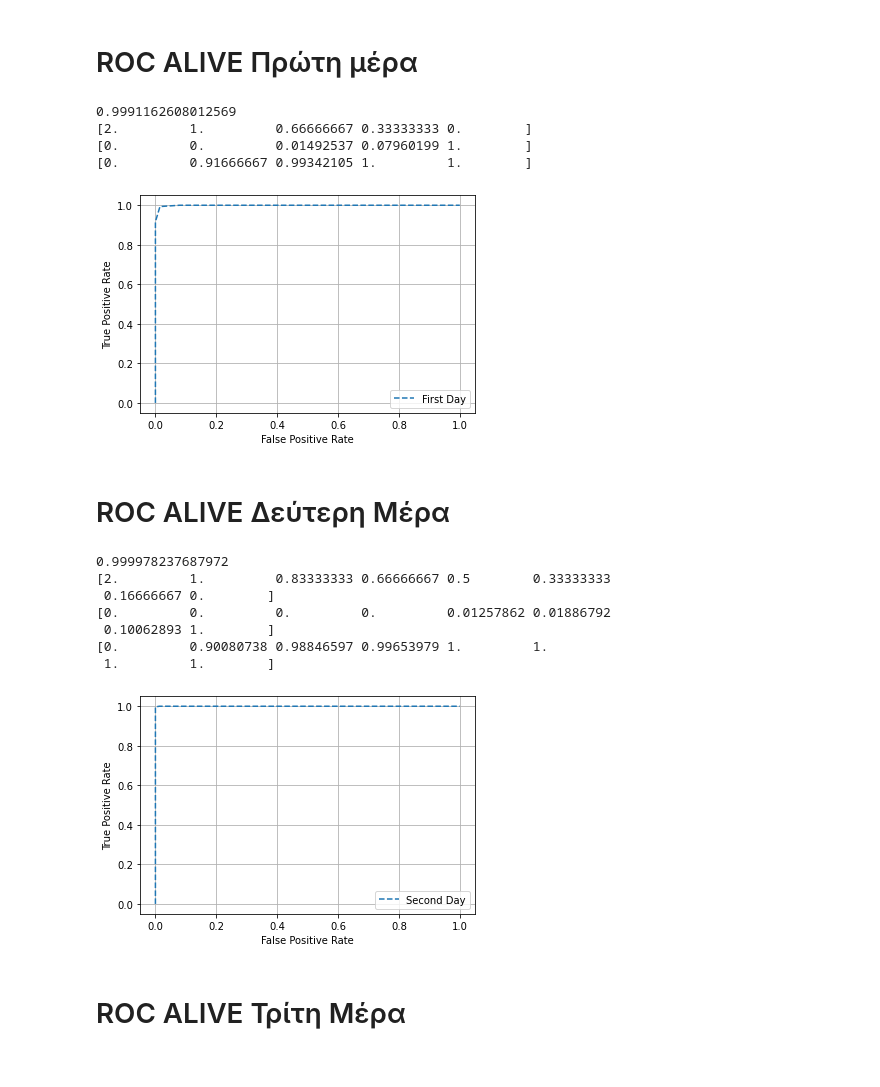
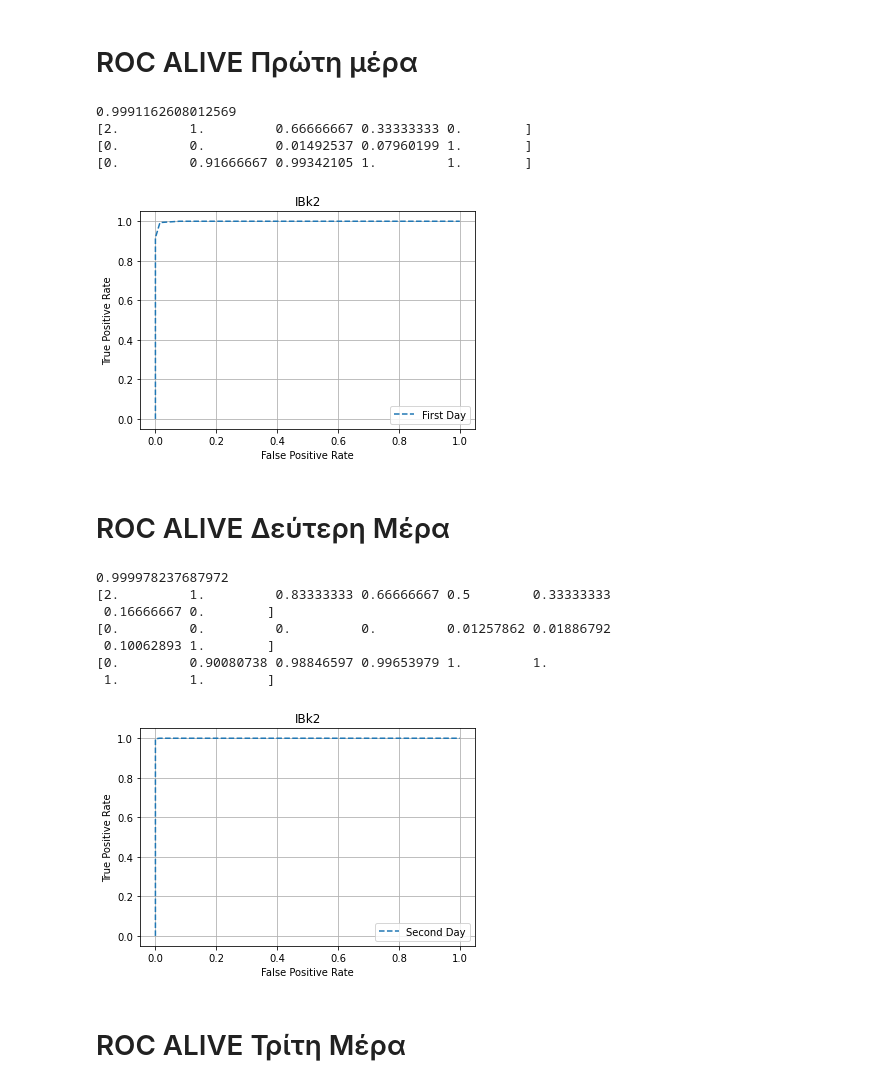
Before and after one commit to DimopDim/MimicIV, a Jupyter notebook: New_Code/07_08_ROC_IBk2.ipynb, the cells around one changed output. Saved outputs shown, nothing was run; the diff lists cells and outputs as text; code cells hidden in the pictures.

```diff
--- a/New_Code/07_08_ROC_IBk2.ipynb
+++ b/New_Code/07_08_ROC_IBk2.ipynb
@@ -87,22 +87,24 @@ ground_truth_dead4=abs(np.subtract(ground_truth_alive4, 1))
 # %%
 print(roc_auc_score(ground_truth_alive1, prob_alive1))
 fpr1, tpr1, thresholds1 = roc_curve(ground_truth_alive1, prob_alive1)
 pyplot.plot(fpr1, tpr1, linestyle='--', label='First Day')
 
 pyplot.xlabel('False Positive Rate') # Εκτυπώνει τον τίτλο του Χ
 pyplot.ylabel('True Positive Rate') # Εκτυπώνει τον τίτλο του Υ
 pyplot.legend() #Εκτυπώνει το label
 pyplot.grid(True) # Εκτυπώνει τα τετράγωνα
+pyplot.title("IBk2")
+
 print(thresholds1)
 print(fpr1)
 print(tpr1)
 pyplot.show()
 # %% [output]
 0.9991162608012569
 [2.         1.         0.66666667 0.33333333 0.        ]
 [0.         0.         0.01492537 0.07960199 1.        ]
 [0.         0.91666667 0.99342105 1.         1.        ]
-[figure, old version]
+[figure, new version]
 # %% [markdown]
 # ROC ALIVE Δεύτερη Μέρα
 # %%
@@ -114,6 +116,8 @@ pyplot.xlabel('False Positive Rate') # Εκτυπώνει τον τίτλο το
 pyplot.ylabel('True Positive Rate') # Εκτυπώνει τον τίτλο του Υ
 pyplot.legend() #Εκτυπώνει το label
 pyplot.grid(True) # Εκτυπώνει τα τετράγωνα
+pyplot.title("IBk2")
+
 print(thresholds2)
 print(fpr2)
 print(tpr2)
@@ -126,7 +130,7 @@ pyplot.show()
  0.10062893 1.        ]
 [0.         0.90080738 0.98846597 0.99653979 1.         1.
  1.         1.        ]
-[figure, old version]
+[figure, new version]
 # %% [markdown]
 # ROC ALIVE Τρίτη Μέρα
 # %%
```
Also changed, not shown: parts of 8 cells of this notebook.
